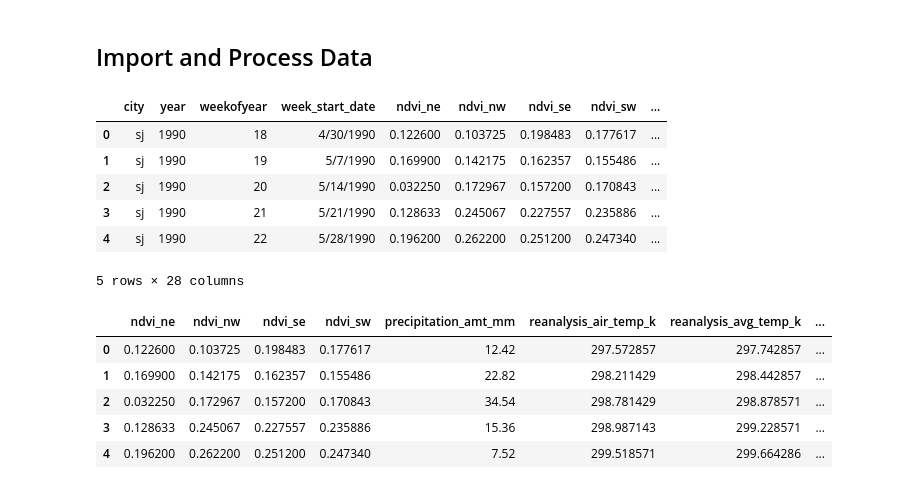
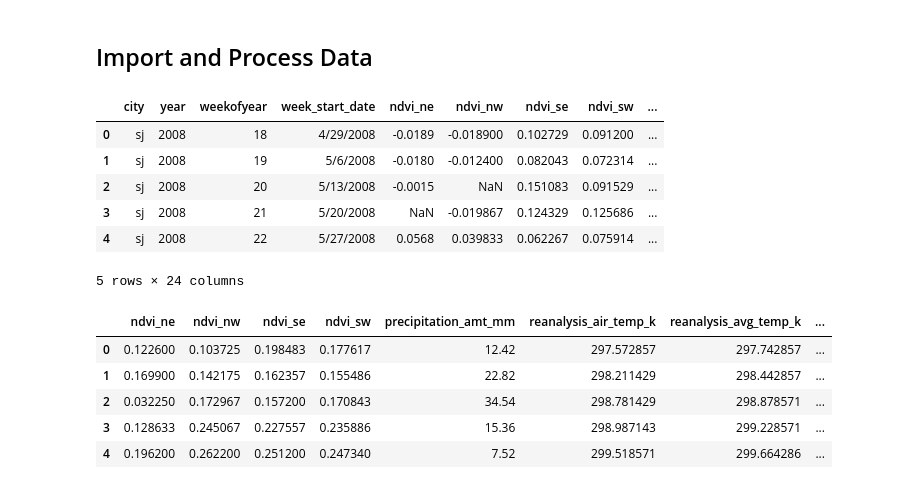
Before and after one commit to dineshjagai/CIS-520-Final-Project, a Jupyter notebook: FinalProject.ipynb, the cells around one changed output. Drawn from its saved outputs; the diff is of its cells as text; code cells hidden in the pictures.

```diff
--- a/FinalProject.ipynb
+++ b/FinalProject.ipynb
@@ -26,48 +26,56 @@ import matplotlib
 # %%
 
 X_train_base_imputed = pd.read_csv("data_mean_imputated/dengue_features_train_mean_imputed.csv")
-#print(type(X_train_base_imputed.get_value(7, 'reanalysis_avg_temp_k')))
 X_test_base_imputed = pd.read_csv("data_mean_imputated/dengue_features_test_mean_imputed.csv")
-#print(type(X_test_base_imputed.get_value(7, 'reanalysis_avg_temp_k')))
 
 X_train = pd.read_csv("data/dengue_features_train.csv")
-#print(type(X_train.get_value(7, 'reanalysis_avg_temp_k')))
 X_test = pd.read_csv("data/dengue_features_test.csv")
 
 y_train = pd.read_csv("data/dengue_labels_train.csv")
 
 data_train = pd.DataFrame.join(X_train_base_imputed, y_train, rsuffix = "_r")
 data_train = data_train.drop(['city_r', 'year_r', 'weekofyear_r'], axis=1)
 
 data_train_missing = pd.DataFrame.join(X_train, y_train, rsuffix = "_r")
 data_train_regressed = data_train_missing.copy()
 data_train_missing = data_train_missing.drop(['city_r', 'year_r', 'weekofyear_r'], axis=1)
 
+data_test_sj = X_test_base_imputed[X_test_base_imputed['city'] == 'sj']
+data_test_iq = X_test_base_imputed[X_test_base_imputed['city'] == 'iq']
+data_test_sj = data_test_sj.drop(['city'], axis=1)
+data_test_iq = data_test_iq.drop(['city'], axis=1)
+
 data_train_sj = data_train[data_train['city'] == 'sj']
 data_train_iq = data_train[data_train['city'] == 'iq']
 data_train_sj = data_train_sj.drop(['city'], axis=1)
 data_train_iq = data_train_iq.drop(['city'], axis=1)
-#data_train_sj.head()
-#print(type(data_train_sj.get_value(7, 'reanalysis_avg_temp_k')))
 
 data_train_missing_sj = data_train_missing[data_train_missing['city'] == 'sj']
 data_train_missing_iq = data_train_missing[data_train_missing['city'] == 'iq']
 data = data_train_missing_sj.copy()
 data2 = data_train_missing_iq.copy()
-#print(list(data.columns.values.tolist()))
+
 data_train_missing_sj = data_train_missing_sj.drop(['city'], axis=1)
 data_train_missing_iq = data_train_missing_iq.drop(['city'], axis=1)
-#print(data_train_regressed[data_train_regressed['year'] == 2010])
-data_train_regressed.head()
+
+data_test_missing_sj = X_test[X_test['city'] == 'sj']
+data_test_missing_iq = X_test[X_test['city'] == 'iq']
+data3 = data_test_missing_sj.copy()
+data4 = data_test_missing_iq.copy()
+
+data_test_missing_sj = data_test_missing_sj.drop(['city'], axis=1)
+data_test_missing_iq = data_test_missing_iq.drop(['city'], axis=1)
+
+X_test.head()
 # process data
 # %% [output]
 |  | city | year | weekofyear | week_start_date | ndvi_ne | ndvi_nw | ndvi_se | ndvi_sw | ... |
-| 0 | sj | 1990 | 18 | 4/30/1990 | 0.122600 | 0.103725 | 0.198483 | 0.177617 | ... |
-| 1 | sj | 1990 | 19 | 5/7/1990 | 0.169900 | 0.142175 | 0.162357 | 0.155486 | ... |
-| 2 | sj | 1990 | 20 | 5/14/1990 | 0.032250 | 0.172967 | 0.157200 | 0.170843 | ... |
-| 3 | sj | 1990 | 21 | 5/21/1990 | 0.128633 | 0.245067 | 0.227557 | 0.235886 | ... |
-| 4 | sj | 1990 | 22 | 5/28/1990 | 0.196200 | 0.262200 | 0.251200 | 0.247340 | ... |
+| 0 | sj | 2008 | 18 | 4/29/2008 | -0.0189 | -0.018900 | 0.102729 | 0.091200 | ... |
+| 1 | sj | 2008 | 19 | 5/6/2008 | -0.0180 | -0.012400 | 0.082043 | 0.072314 | ... |
+| 2 | sj | 2008 | 20 | 5/13/2008 | -0.0015 | NaN | 0.151083 | 0.091529 | ... |
+| 3 | sj | 2008 | 21 | 5/20/2008 | NaN | -0.019867 | 0.124329 | 0.125686 | ... |
+| 4 | sj | 2008 | 22 | 5/27/2008 | 0.0568 | 0.039833 | 0.062267 | 0.075914 | ... |
-5 rows × 28 columns
+5 rows × 24 columns
 # %%
 y_train_sj = data_train_sj['total_cases']
 X_train_sj = data_train_sj.drop(['total_cases', 'week_start_date', 'year', 'weekofyear'], axis=1)
```
Also changed, not shown: parts of 4 cells of this notebook, 2 other files.
